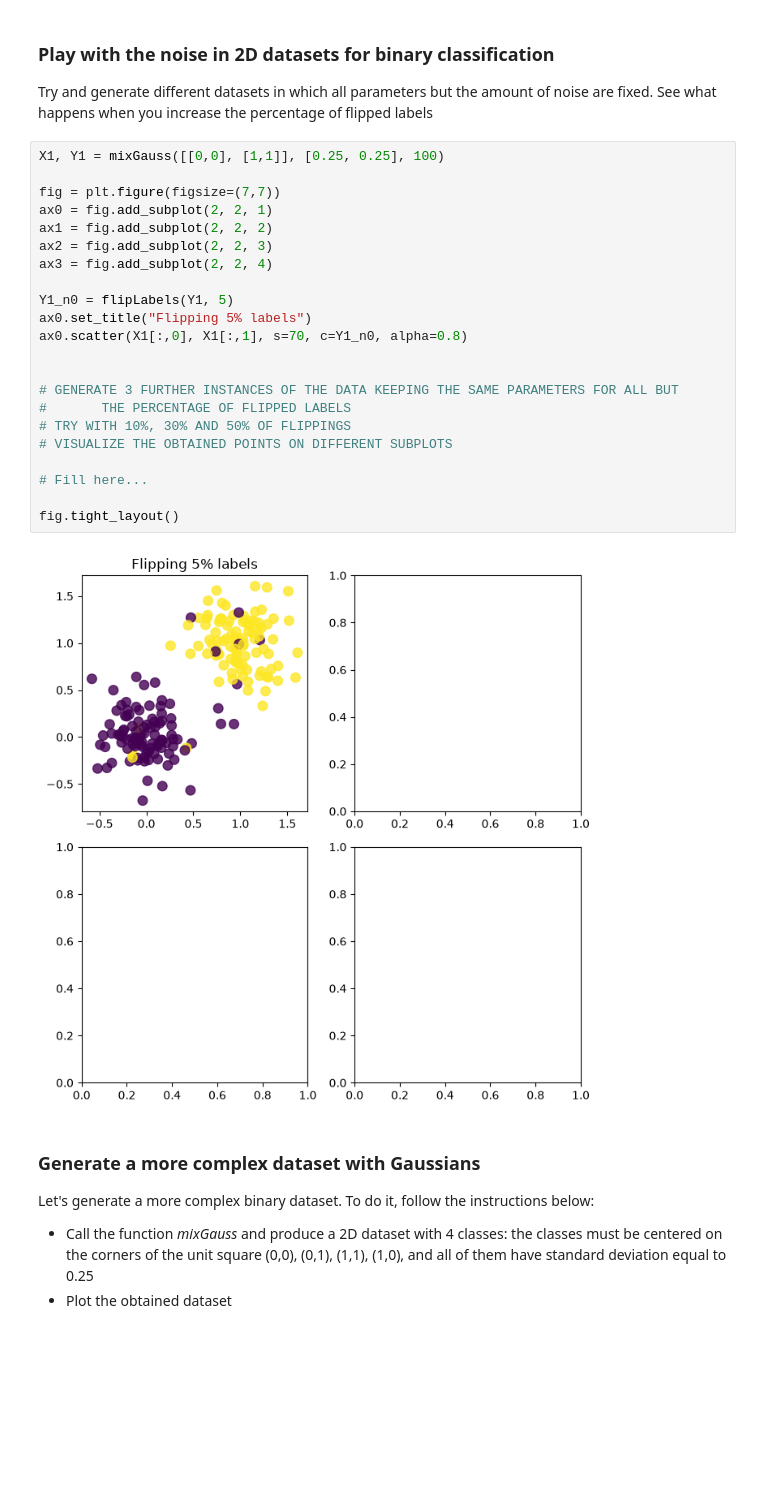
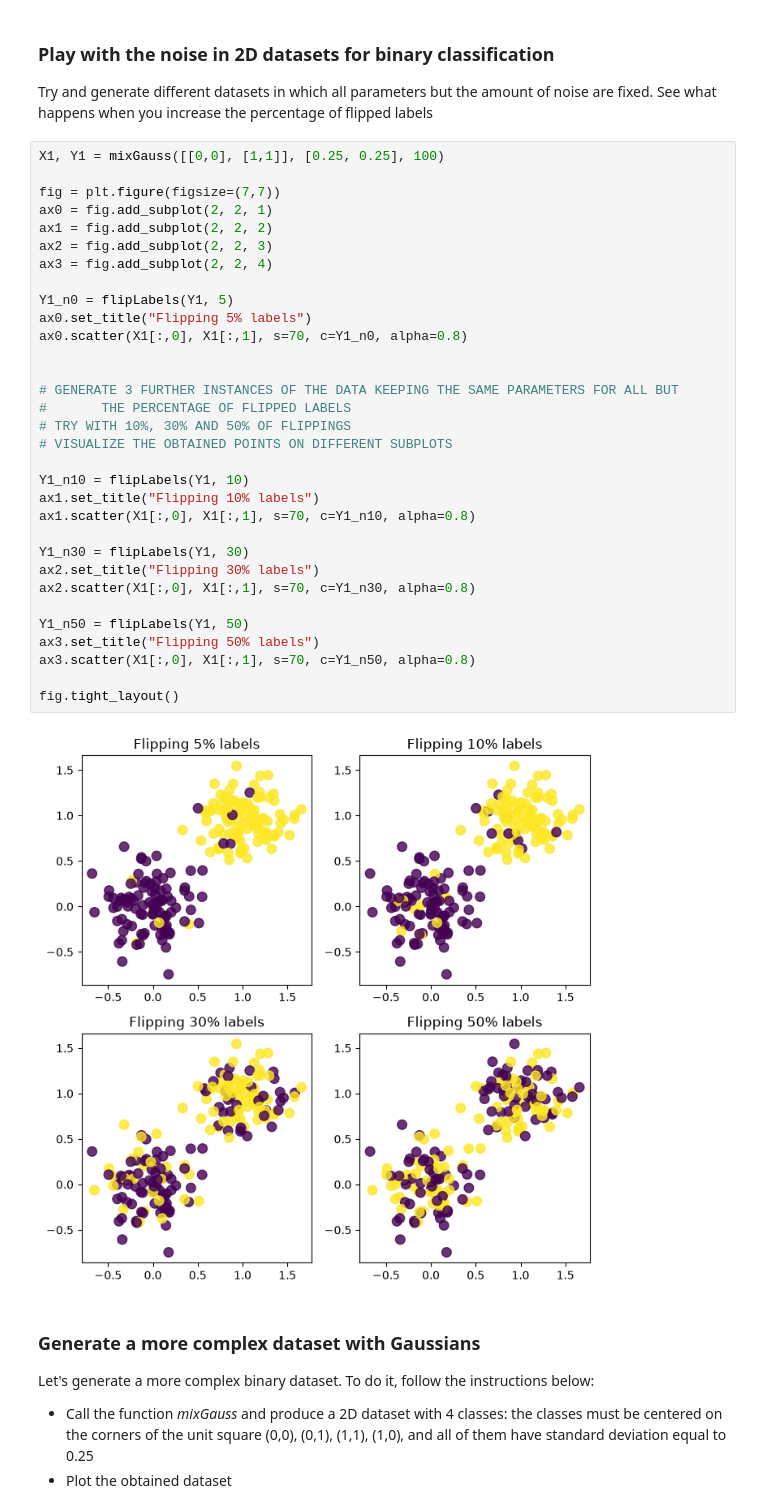
Before and after one commit to sinahatami/ml, a Jupyter notebook: notebooks/labs/Lab0_DataGeneration.ipynb, the cells around one changed output. Drawn from its saved outputs; the diff is of its cells as text; blank space fills up the shorter version.

```diff
--- a/notebooks/labs/Lab0_DataGeneration.ipynb
+++ b/notebooks/labs/Lab0_DataGeneration.ipynb
@@ -322,27 +353,37 @@ Try and generate different datasets in which all parameters but the amount of no
 # %%
 X1, Y1 = mixGauss([[0,0], [1,1]], [0.25, 0.25], 100)
 
 fig = plt.figure(figsize=(7,7))
 ax0 = fig.add_subplot(2, 2, 1)
 ax1 = fig.add_subplot(2, 2, 2)
 ax2 = fig.add_subplot(2, 2, 3)
 ax3 = fig.add_subplot(2, 2, 4)
 
 Y1_n0 = flipLabels(Y1, 5)
 ax0.set_title("Flipping 5% labels")
 ax0.scatter(X1[:,0], X1[:,1], s=70, c=Y1_n0, alpha=0.8)
 
 
 # GENERATE 3 FURTHER INSTANCES OF THE DATA KEEPING THE SAME PARAMETERS FOR ALL BUT
 #       THE PERCENTAGE OF FLIPPED LABELS
 # TRY WITH 10%, 30% AND 50% OF FLIPPINGS
 # VISUALIZE THE OBTAINED POINTS ON DIFFERENT SUBPLOTS
 
-# Fill here...
+Y1_n10 = flipLabels(Y1, 10)
+ax1.set_title("Flipping 10% labels")
+ax1.scatter(X1[:,0], X1[:,1], s=70, c=Y1_n10, alpha=0.8)
+
+Y1_n30 = flipLabels(Y1, 30)
+ax2.set_title("Flipping 30% labels")
+ax2.scatter(X1[:,0], X1[:,1], s=70, c=Y1_n30, alpha=0.8)
+
+Y1_n50 = flipLabels(Y1, 50)
+ax3.set_title("Flipping 50% labels")
+ax3.scatter(X1[:,0], X1[:,1], s=70, c=Y1_n50, alpha=0.8)
 
 fig.tight_layout()
 # %% [output]
-[figure, old version]
+[figure, new version]
 # %% [markdown]
 ### Generate a more complex dataset with Gaussians
 
```
Also changed, not shown: parts of 7 cells of this notebook.
